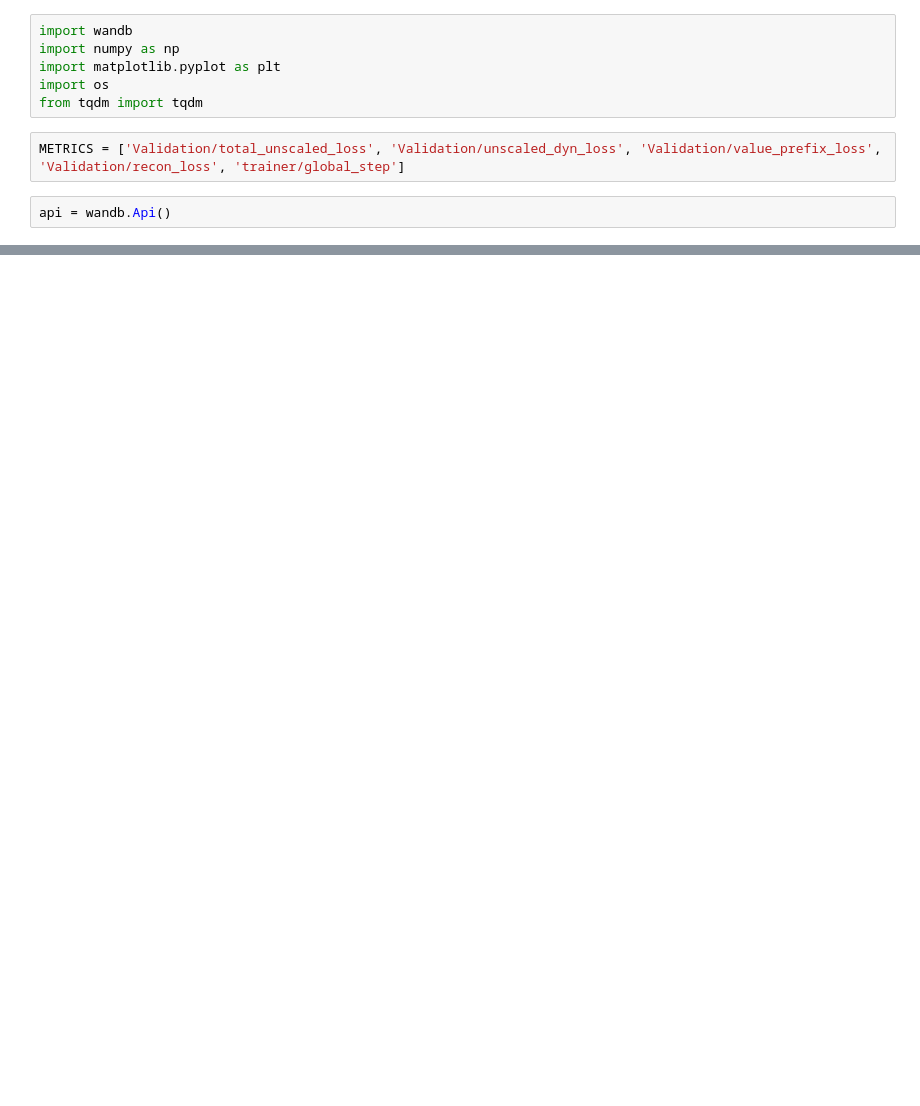
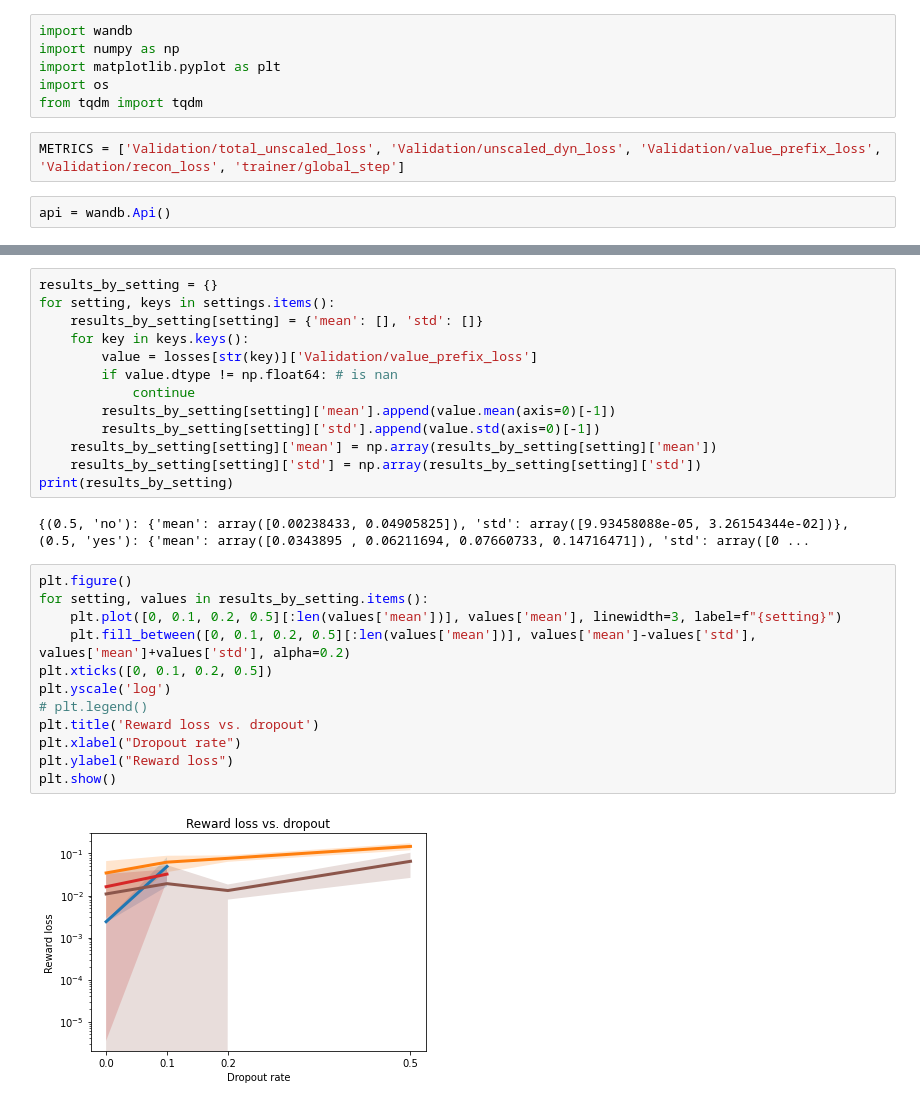
Before and after one commit to TomFrederik/master_thesis, a Jupyter notebook: hmm/analyze_toy_experiments.ipynb, the cells around one changed output, grey strips where cells are left out. Saved outputs shown, nothing was run; the diff lists cells and outputs as text; blank space fills up the shorter version.

```diff
--- a/hmm/analyze_toy_experiments.ipynb
+++ b/hmm/analyze_toy_experiments.ipynb
@@ -49,0 +133,29 @@ for key, val in losses.items():
+# %%
+results_by_setting = {}
+for setting, keys in settings.items():
+    results_by_setting[setting] = {'mean': [], 'std': []}
+    for key in keys.keys():
+        value = losses[str(key)]['Validation/value_prefix_loss']
+        if value.dtype != np.float64: # is nan
+            continue
+        results_by_setting[setting]['mean'].append(value.mean(axis=0)[-1])
+        results_by_setting[setting]['std'].append(value.std(axis=0)[-1])
+    results_by_setting[setting]['mean'] = np.array(results_by_setting[setting]['mean'])
+    results_by_setting[setting]['std'] = np.array(results_by_setting[setting]['std'])
+print(results_by_setting)
+# %% [output]
+{(0.5, 'no'): {'mean': array([0.00238433, 0.04905825]), 'std': array([9.93458088e-05, 3.26154344e-02])}, (0.5, 'yes'): {'mean': array([0.0343895 , 0.06211694, 0.07660733, 0.14716471]), 'std': array([0 ...
+# %%
+plt.figure()
+for setting, values in results_by_setting.items():
+    plt.plot([0, 0.1, 0.2, 0.5][:len(values['mean'])], values['mean'], linewidth=3, label=f"{setting}")
+    plt.fill_between([0, 0.1, 0.2, 0.5][:len(values['mean'])], values['mean']-values['std'], values['mean']+values['std'], alpha=0.2)
+plt.xticks([0, 0.1, 0.2, 0.5])
+plt.yscale('log')
+# plt.legend()
+plt.title('Reward loss vs. dropout')
+plt.xlabel("Dropout rate")
+plt.ylabel("Reward loss")
+plt.show()
+# %% [output]
+[figure, added]
```
Also changed, not shown: parts of 5 cells of this notebook, 3 other files.
